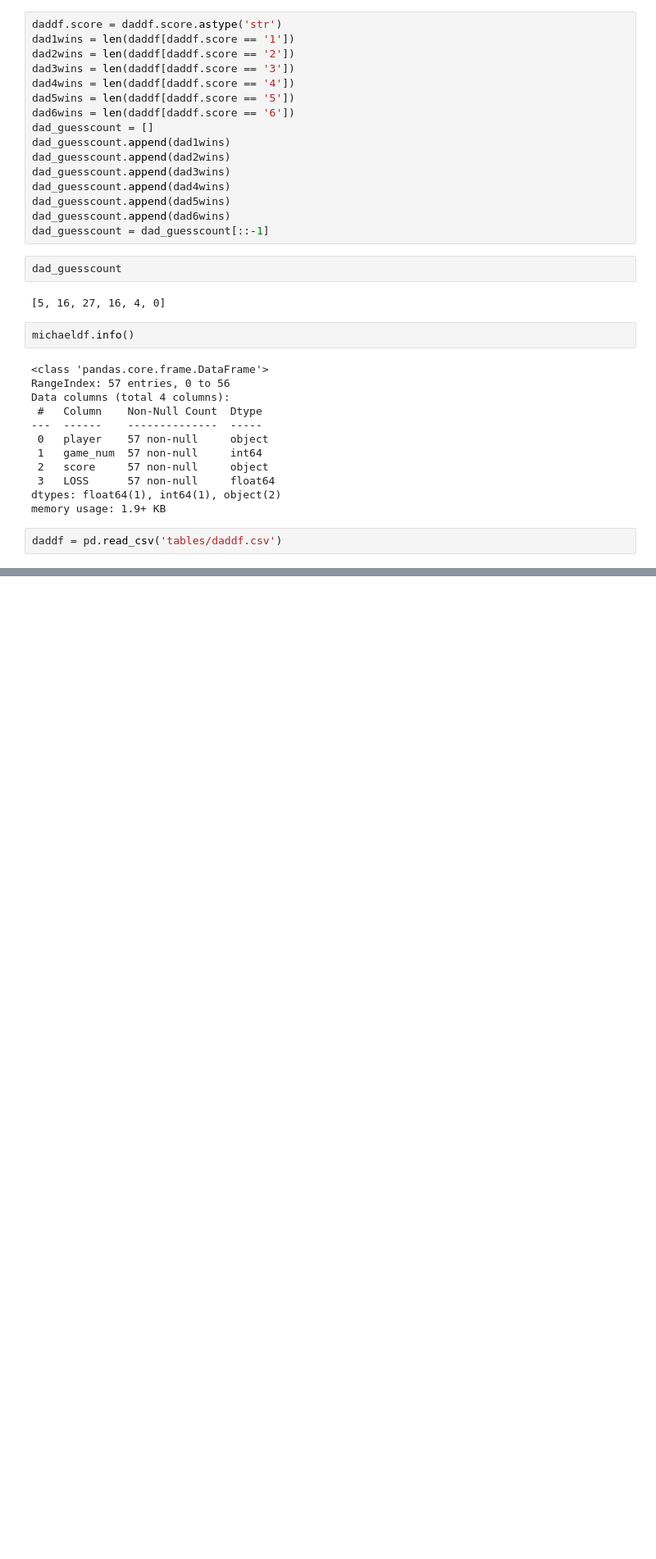
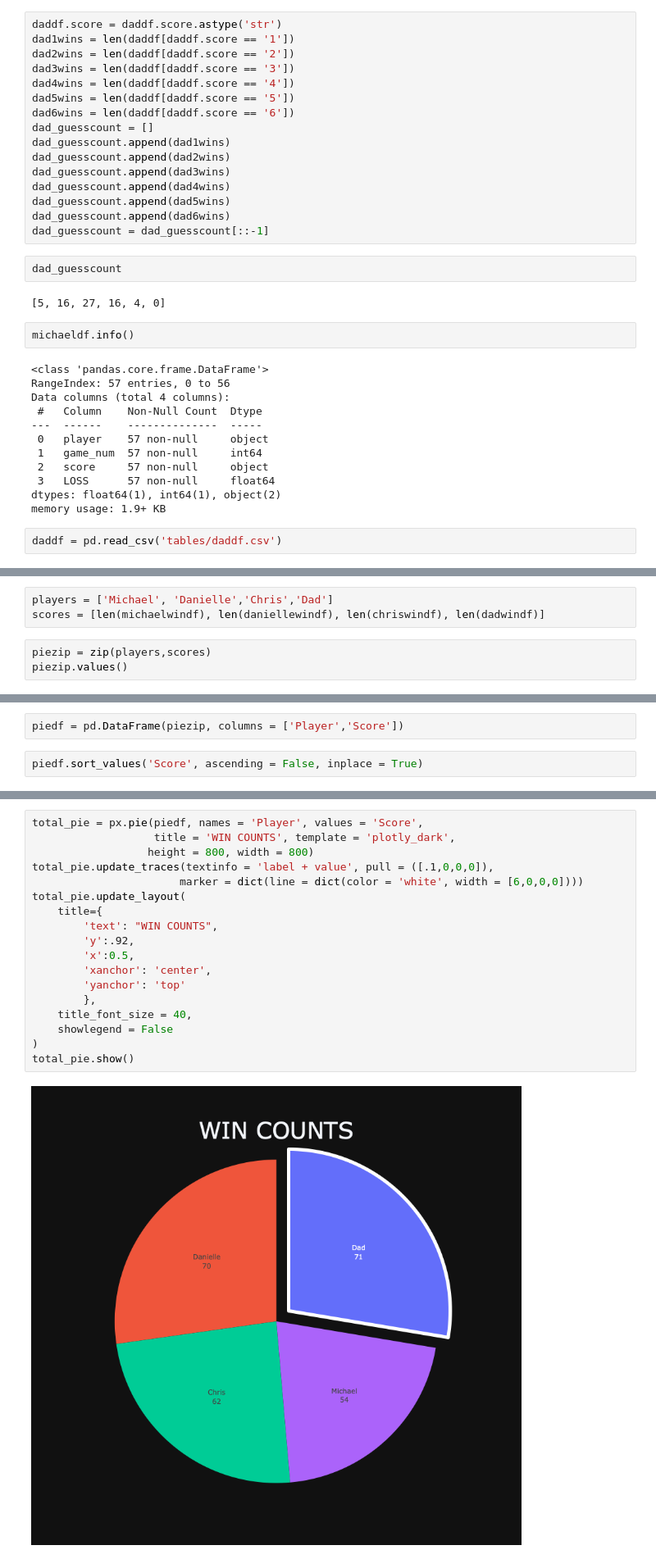
Before and after one commit to MichaelHarnett/WORDLEscoreboard, a Jupyter notebook: Untitled2.ipynb, the cells around one changed output, grey strips where cells are left out. Shown at 82% size. Drawn from its saved outputs; the diff is of its cells as text; blank space fills up the shorter version.

Commit message:
adding total score pie chart

```diff
--- a/Untitled2.ipynb
+++ b/Untitled2.ipynb
@@ -397,0 +449,6 @@ daddf = pd.read_csv('tables/daddf.csv')
+# %%
+players = ['Michael', 'Danielle','Chris','Dad']
+scores = [len(michaelwindf), len(daniellewindf), len(chriswindf), len(dadwindf)]
+# %%
+piezip = zip(players,scores)
+piezip.values()
@@ -397,0 +457,4 @@ daddf = pd.read_csv('tables/daddf.csv')
+# %%
+piedf = pd.DataFrame(piezip, columns = ['Player','Score'])
+# %%
+piedf.sort_values('Score', ascending = False, inplace = True)
@@ -397,0 +466,20 @@ daddf = pd.read_csv('tables/daddf.csv')
+# %%
+total_pie = px.pie(piedf, names = 'Player', values = 'Score',
+                   title = 'WIN COUNTS', template = 'plotly_dark',
+                  height = 800, width = 800)
+total_pie.update_traces(textinfo = 'label + value', pull = ([.1,0,0,0]),
+                       marker = dict(line = dict(color = 'white', width = [6,0,0,0])))
+total_pie.update_layout(
+    title={
+        'text': "WIN COUNTS",
+        'y':.92,
+        'x':0.5,
+        'xanchor': 'center',
+        'yanchor': 'top'
+        },
+    title_font_size = 40,
+    showlegend = False
+)
+total_pie.show()
+# %% [output]
+[figure, added]
```
Also changed, not shown: parts of 26 cells of this notebook, 7 other files.
